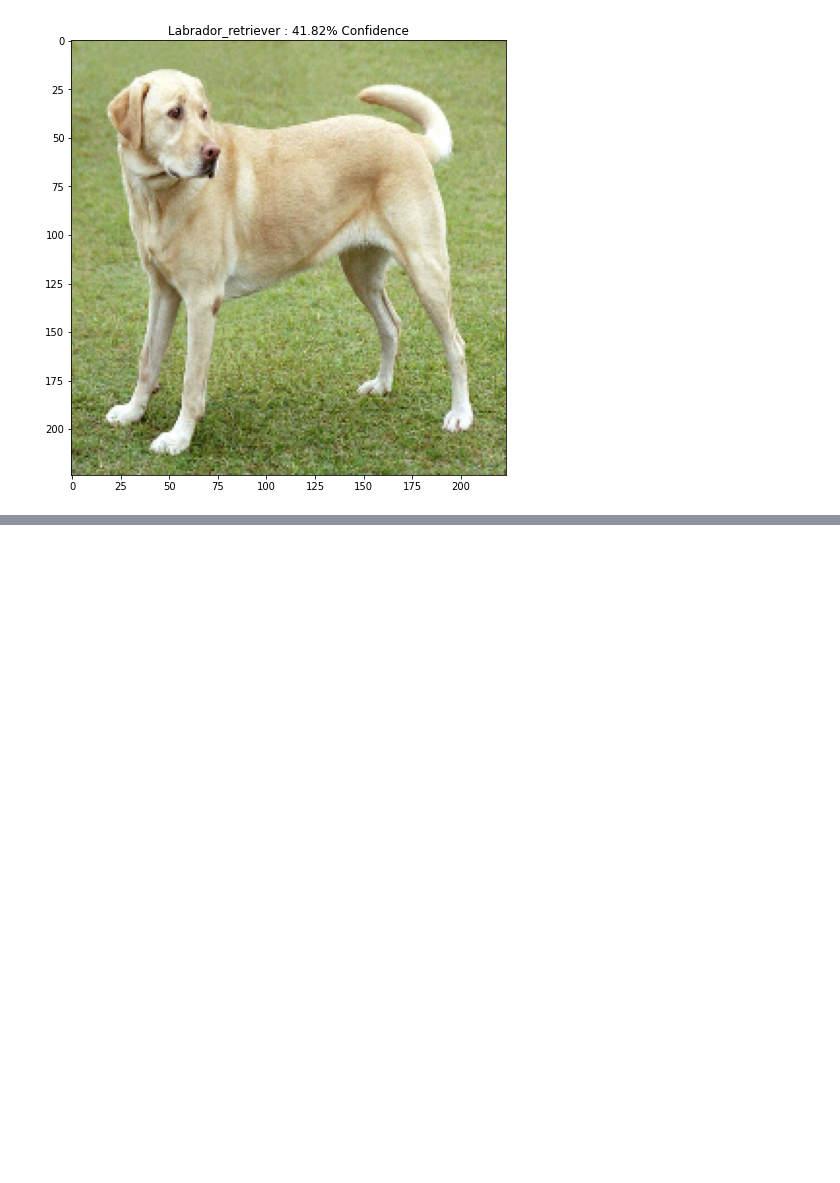
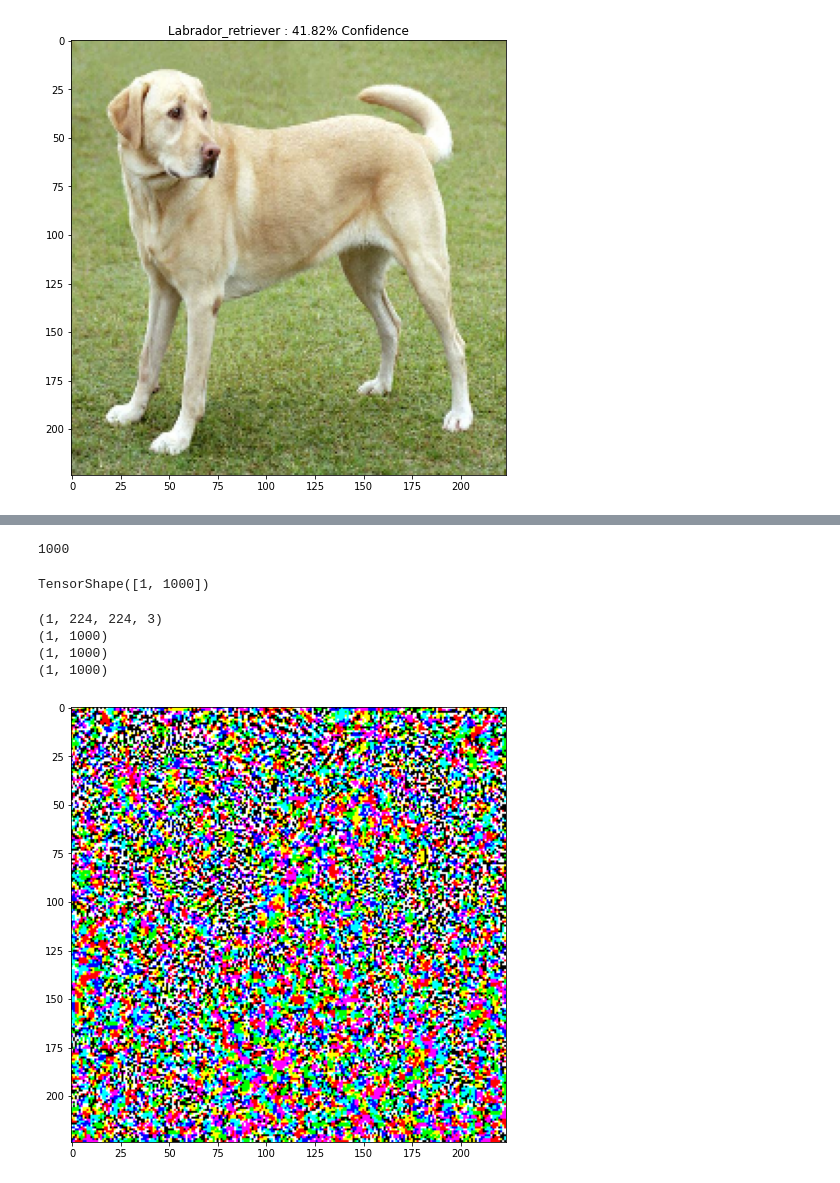
Before and after one commit to syforcee/neural-networks-attacks-defense, a Jupyter notebook: case_studies/fgsm_adversarial_attack.ipynb, the cells around one changed output, grey strips where cells are left out. Drawn from its saved outputs; the diff is of its cells as text; code cells hidden in the pictures; blank space fills up the shorter version.

```diff
--- a/case_studies/fgsm_adversarial_attack.ipynb
+++ b/case_studies/fgsm_adversarial_attack.ipynb
@@ -72,0 +71,36 @@ plt.show()
+# %%
+loss_object = tf.keras.losses.CategoricalCrossentropy()
+
+def create_adversarial_pattern(input_image, input_label):
+  with tf.GradientTape() as tape:
+    print(input_image.shape)
+    print(input_label.shape)
+    tape.watch(input_image)
+    prediction = pretrained_model(input_image)
+    print(prediction.shape)
+    print(input_label.shape)
+    loss = loss_object(input_label, prediction)
+
+  # Get the gradients of the loss w.r.t to the input image.
+  gradient = tape.gradient(loss, input_image)
+  # Get the sign of the gradients to create the perturbation
+  signed_grad = tf.sign(gradient)
+  return signed_grad
+# %%
+labrador_retriever_index = 208
+print(image_probs.shape[-1])
+label = tf.one_hot(labrador_retriever_index, image_probs.shape[-1])
+label = tf.reshape(label, (1, image_probs.shape[-1]))
+label.shape
+# %% [output]
+1000
+TensorShape([1, 1000])
+# %%
+perturbations = create_adversarial_pattern(image, label)
+plt.imshow(perturbations[0]*0.5+0.5); # To change [-1, 1] to [0,1]
+# %% [output]
+(1, 224, 224, 3)
+(1, 1000)
+(1, 1000)
+(1, 1000)
+[figure, added]
```
Also changed, not shown: parts of 6 cells of this notebook.
